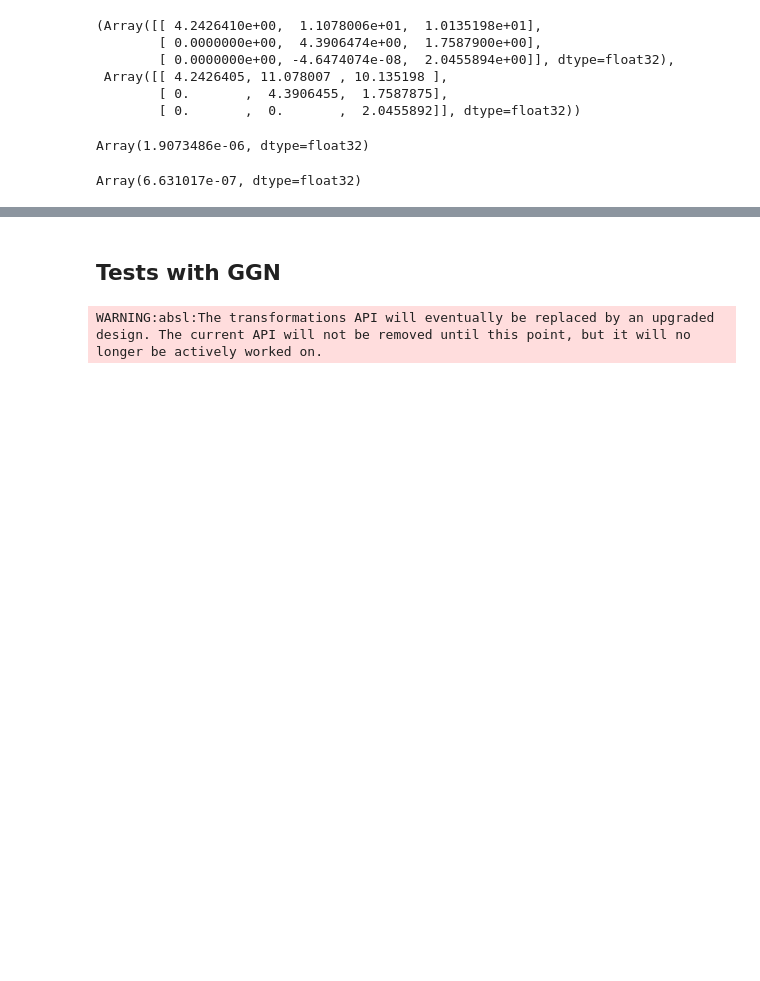
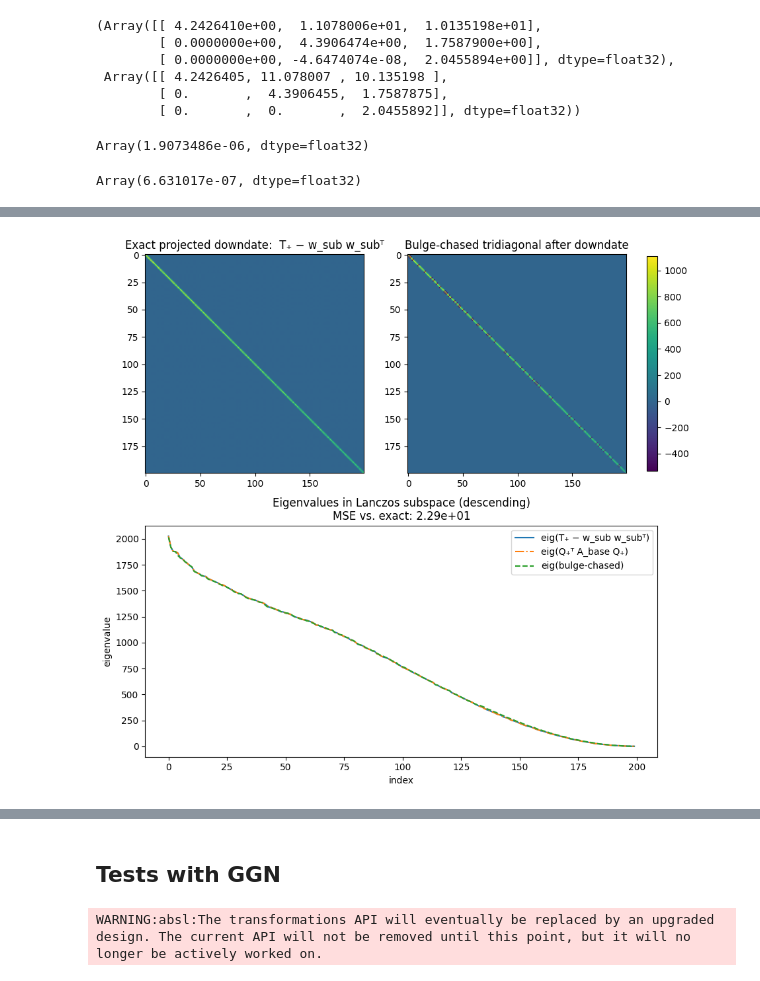
Before and after one commit to nrholm1/Laplace-Inducing-Points, a Jupyter notebook: lowrank_updates.ipynb, the cells around one changed output, grey strips where cells are left out. Cells and saved outputs as stored; diff of their text form; code cells hidden in the pictures; blank space fills up the shorter version.

Commit message:
Implement new Lanczos rank-1 update algorithm.

```diff
--- a/lowrank_updates.ipynb
+++ b/lowrank_updates.ipynb
@@ -473,0 +653,95 @@ jnp.linalg.slogdet(Q_or_U@T@Q_or_U.T)[1].item()
+# %%
+# --- Setup: rank-1 update we'll later "downdate" inside the Lanczos subspace ---
+eps = jax.random.normal(_key(113), (D,))
+R = jnp.outer(eps, eps)  # rank-1 matrix
+
+def build_tridiagonal(main, off):
+    """Construct a dense symmetric tridiagonal from its main and first off-diagonal."""
+    return jnp.diag(main) + jnp.diag(off, 1) + jnp.diag(off, -1)
+
+def eigvals_desc(A):
+    """Convenience: eigenvalues sorted descending."""
+    return jnp.sort(jnp.linalg.eigvalsh(A))[::-1]
+
+# Operators: base and updated
+A_base = X
+A_plus = X + R
+
+# Matvec closures for Lanczos
+matvec_base = lambda v: A_base @ v
+matvec_plus = lambda v: A_plus @ v
+
+# Common starting vector for both Lanczos runs
+v0 = jax.random.normal(_key(7), (D,))
+
+# --- Lanczos tridiagonalizations ---
+tridiag = decomp.tridiag_sym(M)
+
+lcz_base = tridiag(matvec_base, v0)
+Q_base, T_base = lcz_base.Q_tall, lcz_base.J_small
+
+lcz_plus = tridiag(matvec_plus, v0)
+Q_plus, T_plus = lcz_plus.Q_tall, lcz_plus.J_small
+
+# --- Downdate in the *same* subspace as T_plus ---
+# Project the update vector into the Lanczos subspace of A_plus
+w_sub = Q_plus.T @ eps
+
+# Extract (d, e), perform the rank-1 *downdate* in tridiagonal form via bulge chase
+d_plus = jnp.diag(T_plus)
+e_plus = jnp.diag(T_plus, k=1)
+
+d_downdated, e_downdated, *_ = tridiag_rank1_modify(d_plus, e_plus, w_sub, sign=-1.0)
+T_downdated = build_tridiagonal(d_downdated, e_downdated)
+
+# --- Exact references in the same subspace ---
+# (i) Exact projected downdate: T_plus - w_sub w_sub^T (should match T_downdated)
+T_exact_sub = T_plus - jnp.outer(w_sub, w_sub)
+
+# (ii) Projection of the *base* operator into Q_plus (equal to T_exact_sub in exact arithmetic)
+T_proj_base = Q_plus.T @ A_base @ Q_plus
+
+# --- Visuals ---
+fig = plt.figure(figsize=(10, 10))
+gs = fig.add_gridspec(2, 2, height_ratios=[1, 1])
+
+ax_exact = fig.add_subplot(gs[0, 0])
+ax_chased = fig.add_subplot(gs[0, 1])
+ax_eigs = fig.add_subplot(gs[1, :])
+
+# Heatmaps: exact projected downdate vs. bulge-chased tridiagonal
+vmin = jnp.minimum(T_exact_sub.min(), T_downdated.min())
+vmax = jnp.maximum(T_exact_sub.max(), T_downdated.max())
+
+im0 = ax_exact.imshow(T_exact_sub, vmin=vmin, vmax=vmax)
+im1 = ax_chased.imshow(T_downdated,  vmin=vmin, vmax=vmax)
+fig.colorbar(im0, ax=[ax_exact, ax_chased], orientation='vertical', fraction=0.021, pad=0.04)
+
+ax_exact.set_title("Exact projected downdate:  T₊ − w_sub w_subᵀ")
+ax_chased.set_title("Bulge-chased tridiagonal after downdate")
+
+# Eigenvalue comparison within the same subspace
+eig_exact = eigvals_desc(T_exact_sub)
+eig_proj  = eigvals_desc(T_proj_base)
+eig_chase = eigvals_desc(T_downdated)
+
+mse_exact = jnp.mean((eig_exact - eig_chase) ** 2)
+mse_proj  = jnp.mean((eig_proj  - eig_chase) ** 2)
+
+ax_eigs.plot(eig_exact, label="eig(T₊ − w_sub w_subᵀ)")
+ax_eigs.plot(eig_proj,  label="eig(Q₊ᵀ A_base Q₊)", linestyle="-.")
+ax_eigs.plot(eig_chase, label="eig(bulge-chased)", linestyle="--")
+ax_eigs.legend(loc="best")
+ax_eigs.set_title(f"Eigenvalues in Lanczos subspace (descending)\n"
+                  f"MSE vs. exact: {mse_exact:.2e}")
+ax_eigs.set_xlabel("index")
+ax_eigs.set_ylabel("eigenvalue")
+
+plt.show()
+
+# --- Log-determinants (sanity check for matched pair) ---
+logdet_exact = jnp.linalg.slogdet(T_exact_sub)[1]
+logdet_chase = jnp.linalg.slogdet(T_downdated)[1]
+(logdet_exact, logdet_chase)
+# %% [output]
+[figure, added]
```
Also changed, not shown: parts of 15 cells of this notebook.
